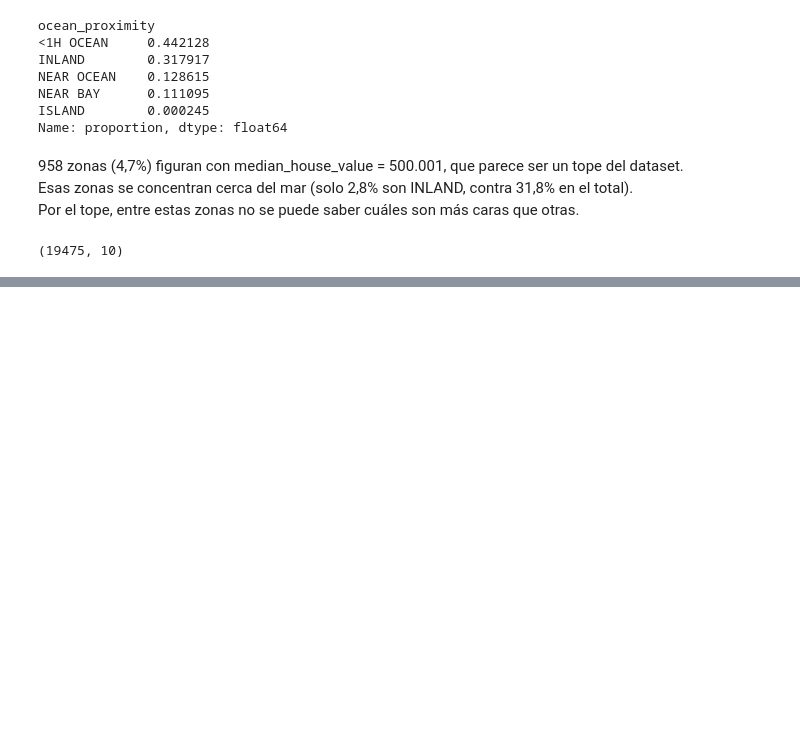
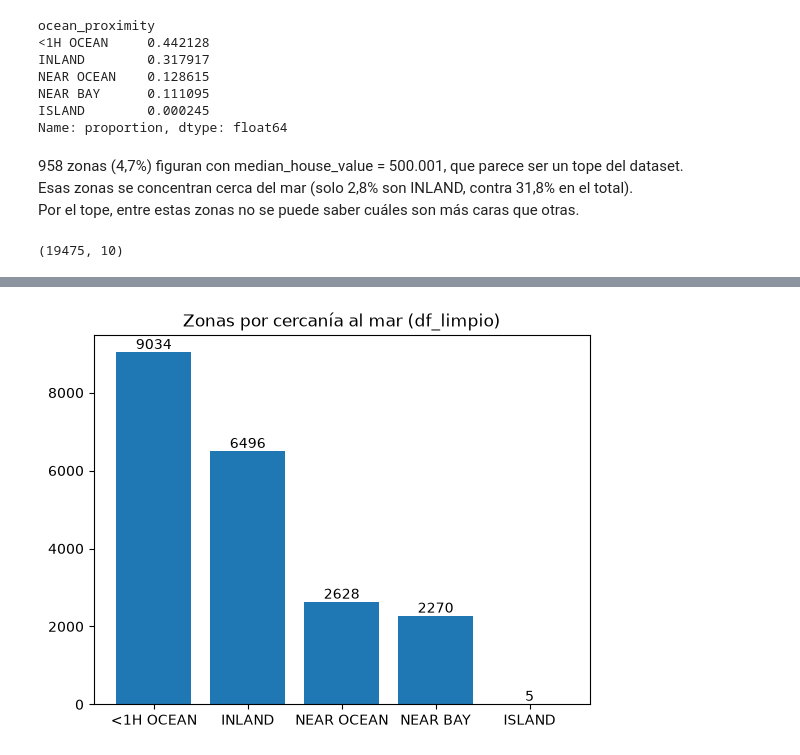
Before and after one commit to CarlosScura/reto-para-magos-de-datos, a Jupyter notebook: 01_california.ipynb, the cells around one changed output, grey strips where cells are left out. Cells and saved outputs as stored; diff of their text form; code cells hidden in the pictures; blank space fills up the shorter version.

```diff
--- a/01_california.ipynb
+++ b/01_california.ipynb
@@ -219,0 +239,3 @@ df_sin_tope.shape
+# %%
+conteo = df_limpio['ocean_proximity'].value_counts()
+conteo
@@ -219,0 +250,7 @@ df_sin_tope.shape
+# %%
+barras = plt.bar(conteo.index, conteo.values)
+plt.bar_label(barras)
+plt.title('Zonas por cercanía al mar (df_limpio)')
+plt.show()
+# %% [output]
+[figure, added]
```
Also changed, not shown: parts of 11 cells of this notebook.
